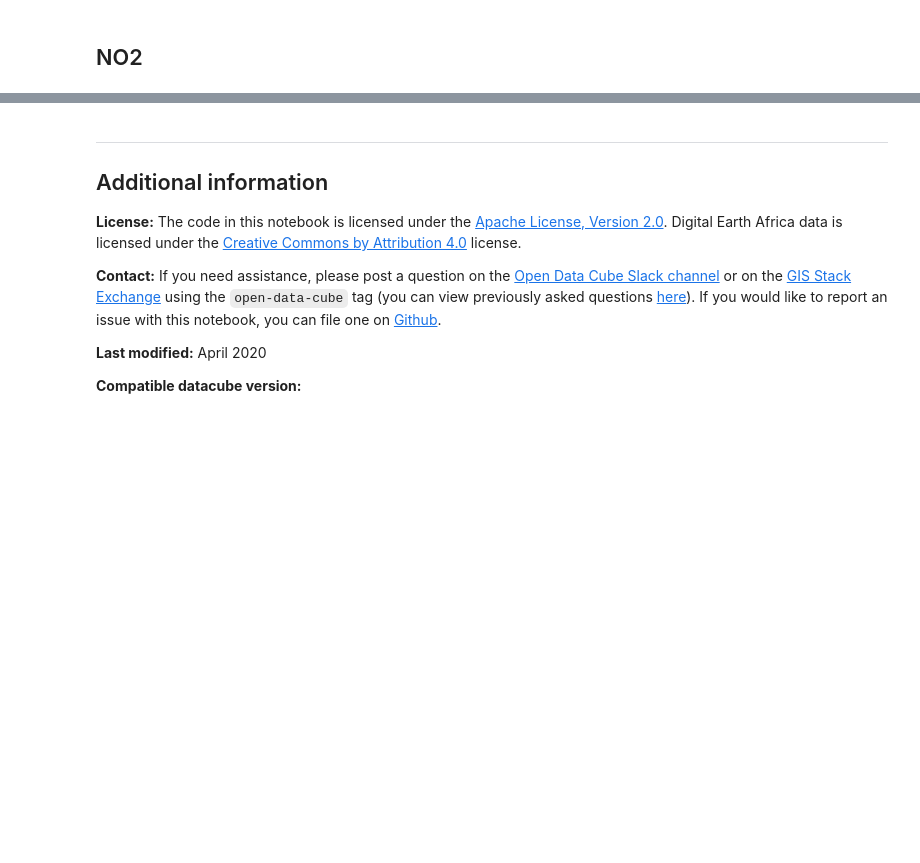
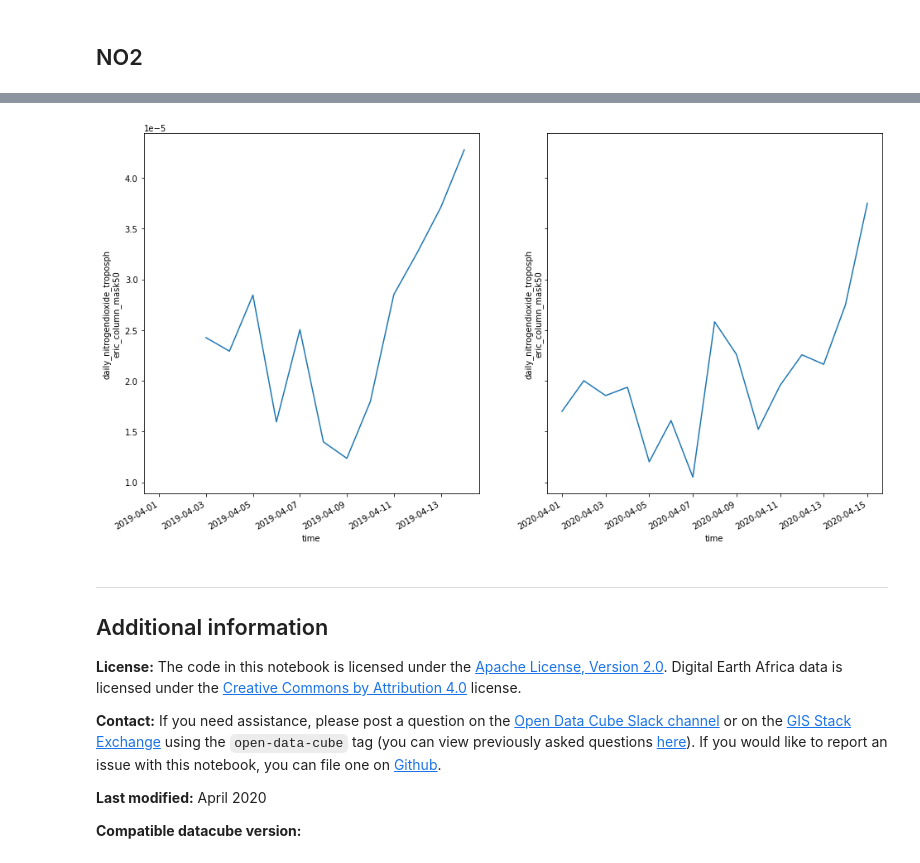
Before and after one commit to fangfy/deafrica-sandbox-notebooks, a Jupyter notebook: Datasets/Sentinel_5P_L3.ipynb, the cells around one changed output, grey strips where cells are left out. Drawn from its saved outputs; the diff is of its cells as text; code cells hidden in the pictures; blank space fills up the shorter version.

```diff
--- a/Datasets/Sentinel_5P_L3.ipynb
+++ b/Datasets/Sentinel_5P_L3.ipynb
@@ -79,5 +87,7 @@ rgb(ls, index=0, size=14)
 # %% [markdown]
 ## NO2
 # %%
-product_names = {'daily_nitrogendioxide_tropospheric_column': 'L3__NO2'.ljust(10,'_')}
+product_names = {'daily_nitrogendioxide_tropospheric_column': 'L3__NO2'.ljust(10,'_'),
+                 'daily_methane_mixing_ratio': 'L3__CH4___',
+                'daily_sulferdioxide_tropospheric_column': 'L3__SO2'.ljust(10,'_'),}
 # %%
@@ -127,3 +188,9 @@ ds[var].where(ds[var]!=ds[var].attrs['nodata']).mean(['y','x']).plot(figsize = (
+# %%
+fig, ax = plt.subplots(1,2, sharey=True, figsize=(16,8))
+ds_2019[var].where(ds_2019[var]!=ds_2019[var].attrs['nodata']).mean(['latitude','longitude']).plot(ax=ax[0]);
+ds_2020[var].where(ds_2020[var]!=ds_2020[var].attrs['nodata']).mean(['latitude','longitude']).plot(ax=ax[1]);
+# %% [output]
+[figure, added]
 # %% [markdown]
 ***
 
```
Also changed, not shown: parts of 10 cells of this notebook.
